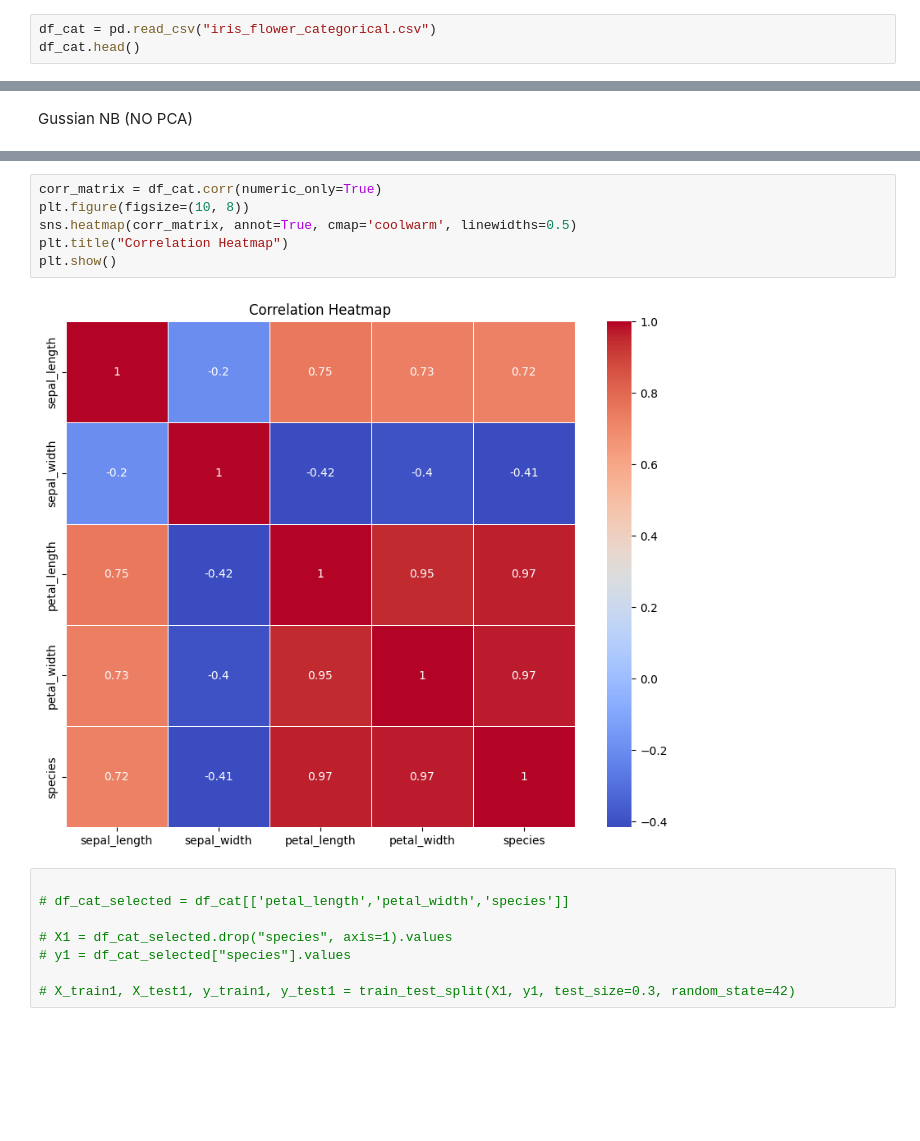
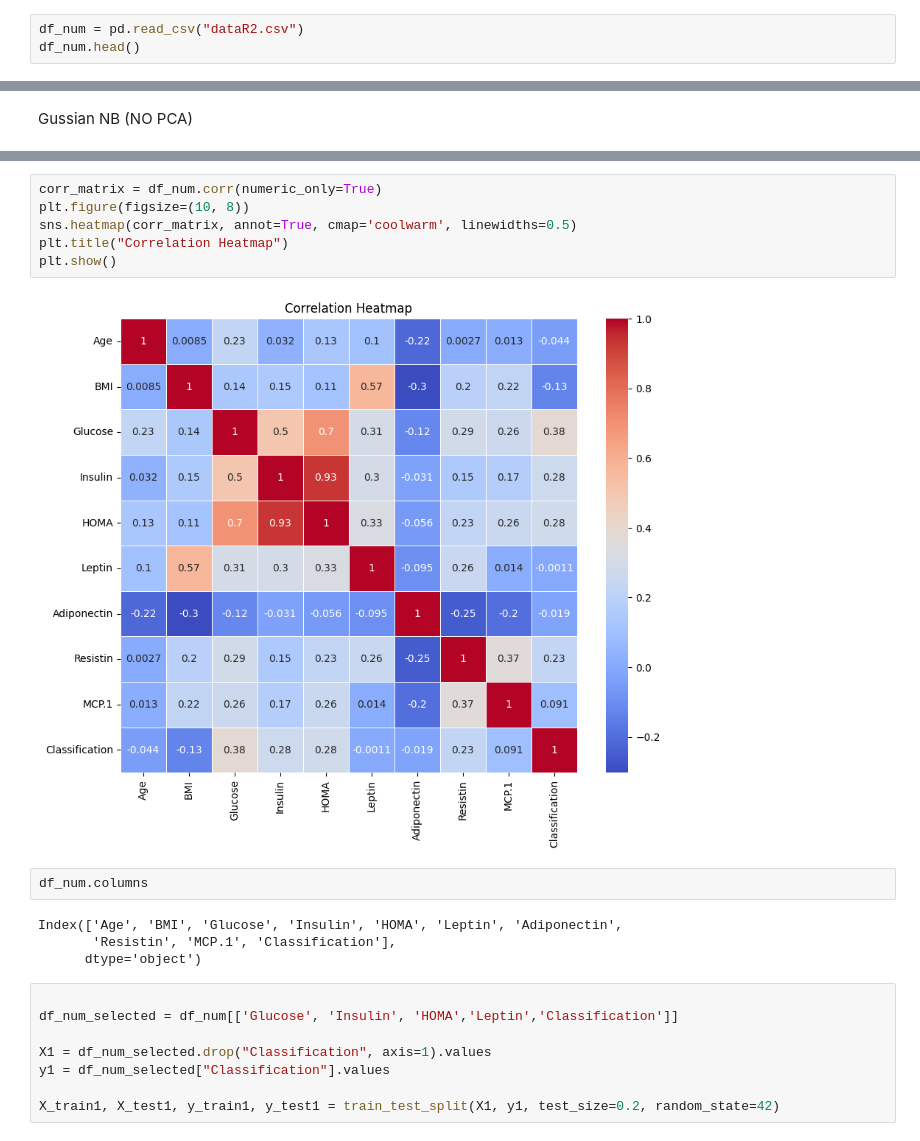
Before and after one commit to Engshadow/Naive_PCA_From_Scratch, a Jupyter notebook: Main.ipynb, the cells around one changed output, grey strips where cells are left out. Drawn from its saved outputs; the diff is of its cells as text; blank space fills up the shorter version.

```diff
--- a/Main.ipynb
+++ b/Main.ipynb
@@ -360,4 +384,4 @@ Cateorigal dataset
 # %%
-df_cat = pd.read_csv("iris_flower_categorical.csv")
-df_cat.head()
+df_num = pd.read_csv("dataR2.csv")
+df_num.head()
 # %% [output]
@@ -467,17 +473,23 @@ Confusion Matrix:
 # %%
-corr_matrix = df_cat.corr(numeric_only=True)
+corr_matrix = df_num.corr(numeric_only=True)
 plt.figure(figsize=(10, 8))
 sns.heatmap(corr_matrix, annot=True, cmap='coolwarm', linewidths=0.5)
 plt.title("Correlation Heatmap")
 plt.show()
 # %% [output]
-[figure, old version]
+[figure, new version]
+# %%
+df_num.columns
+# %% [output]
+Index(['Age', 'BMI', 'Glucose', 'Insulin', 'HOMA', 'Leptin', 'Adiponectin',
+       'Resistin', 'MCP.1', 'Classification'],
+      dtype='object')
 # %%
 
-# df_cat_selected = df_cat[['petal_length','petal_width','species']]
+df_num_selected = df_num[['Glucose', 'Insulin', 'HOMA','Leptin','Classification']]
 
-# X1 = df_cat_selected.drop("species", axis=1).values
-# y1 = df_cat_selected["species"].values
+X1 = df_num_selected.drop("Classification", axis=1).values
+y1 = df_num_selected["Classification"].values
 
-# X_train1, X_test1, y_train1, y_test1 = train_test_split(X1, y1, test_size=0.3, random_state=42)
+X_train1, X_test1, y_train1, y_test1 = train_test_split(X1, y1, test_size=0.2, random_state=42)
 # %%
```
Also changed, not shown: parts of 16 cells of this notebook, 1 other file.
